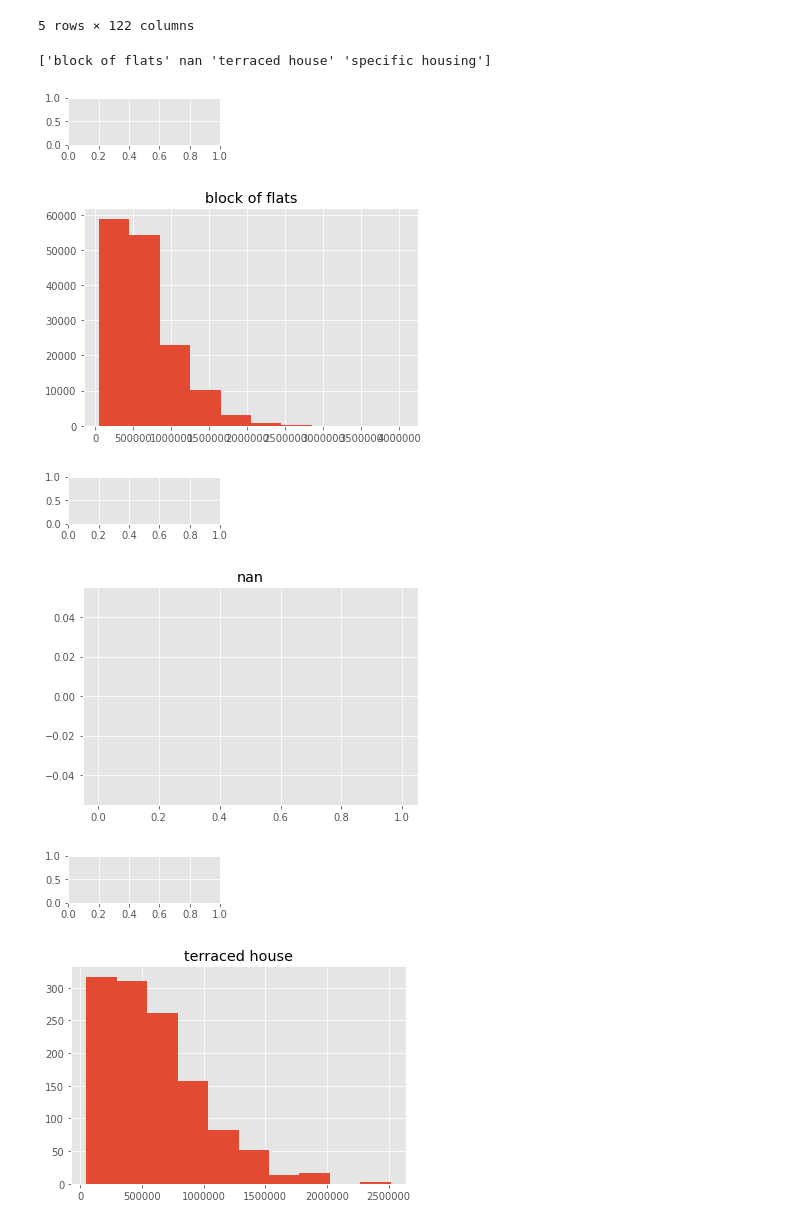
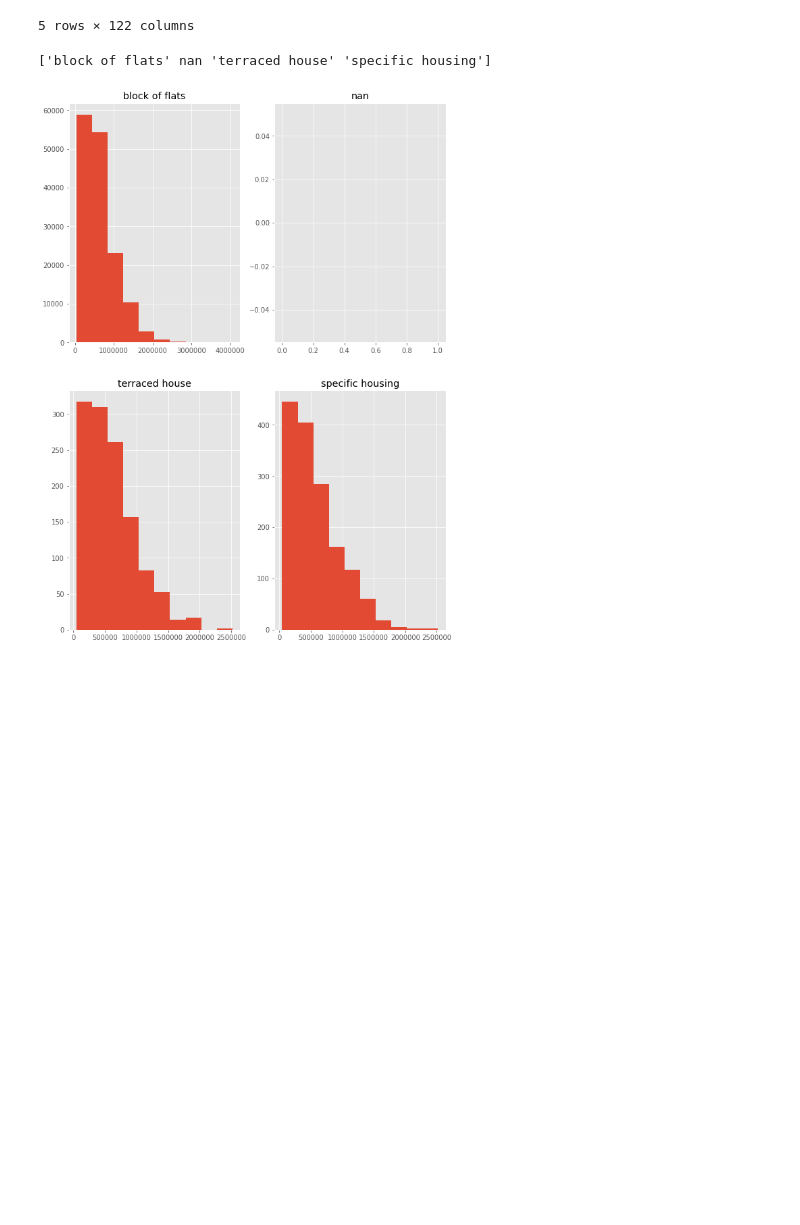
Before and after one commit to chiuyuwen91/2nd-ML100Days, a Jupyter notebook: homework/Day_014_EDA_subplots.ipynb, the cells around one changed output. Cells and saved outputs as stored; diff of their text form; code cells hidden in the pictures; blank space fills up the shorter version.

```diff
--- a/homework/Day_014_EDA_subplots.ipynb
+++ b/homework/Day_014_EDA_subplots.ipynb
@@ -42,29 +42,24 @@ Path of read in data: /Users/YuwenChiu/Desktop/AI/Marathon/data/Part01/applicati
 # %%
 # 使用不同的 HOUSETYPE_MODE 類別繪製圖形, 並使用 subplot 排版
 """
 Your Code Here
 """
 unique_house_type = app_train['HOUSETYPE_MODE'].unique()
 print(unique_house_type)
 
 nrows = len(unique_house_type)
 ncols = nrows // 2
 
-# plt.figure(figsize=(10,30))
+plt.figure(figsize=(10,30))
 for i in range(len(unique_house_type)):
     plt.subplot(nrows, ncols, i+1)
     """
     Your Code Here
     """
-    app_train.loc[app_train['HOUSETYPE_MODE'] == unique_house_type[i] ,['AMT_CREDIT'] ].hist()
+    app_train.loc[app_train['HOUSETYPE_MODE'] == unique_house_type[i] ,'AMT_CREDIT'].hist()
 
     plt.title(str(unique_house_type[i]))
-    plt.show()
+plt.show()
 # %% [output]
 ['block of flats' nan 'terraced house' 'specific housing']
-[figure, old version]
+[figure, new version]
-[figure, removed]
-[figure, removed]
-[figure, removed]
-[figure, removed]
-[figure, removed]
```
Also changed, not shown: parts of 1 cell of this notebook.
